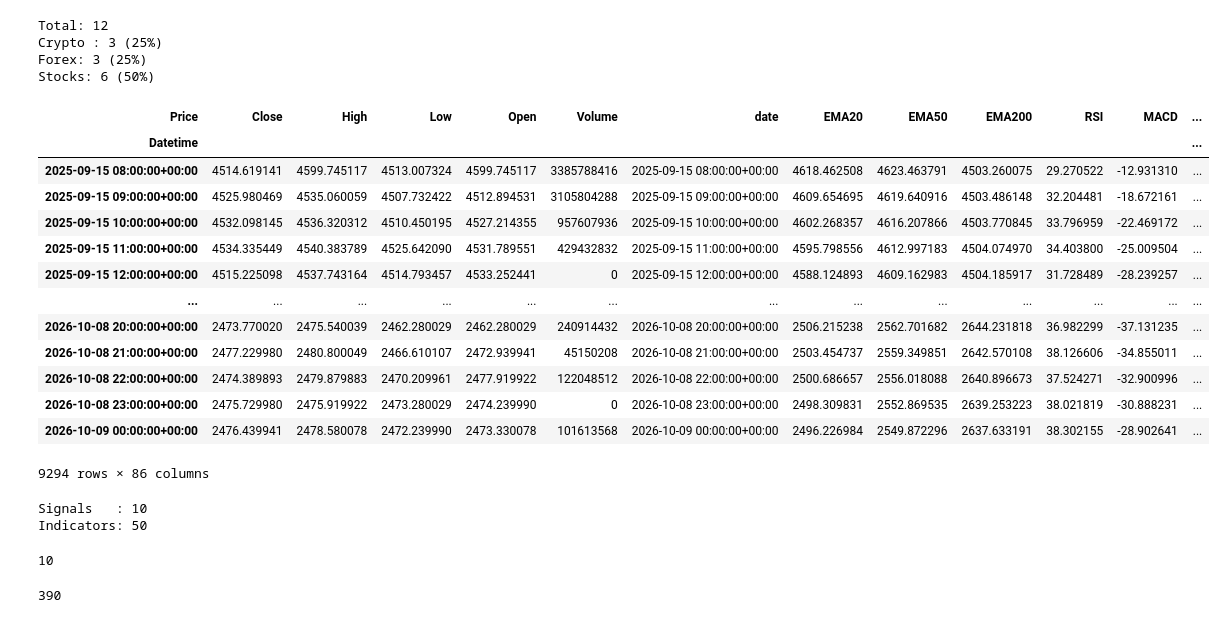
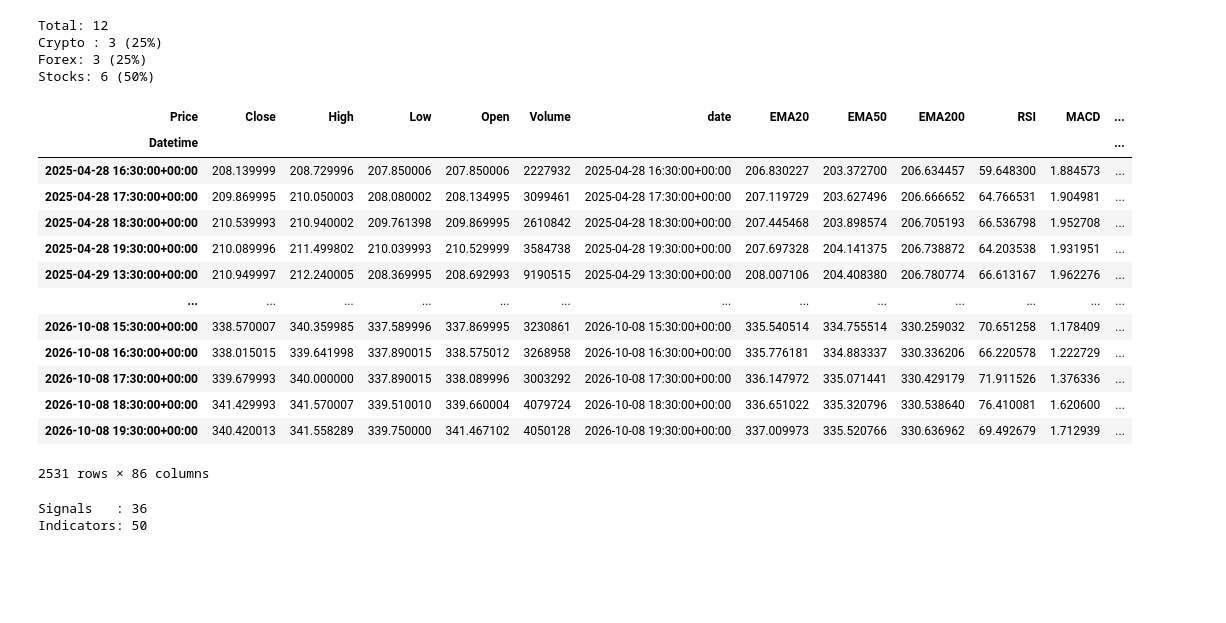
Before and after one commit to josebrx99/python, a Jupyter notebook: trading/engine/backtester.ipynb, the cells around one changed output. Saved outputs shown, nothing was run; the diff lists cells and outputs as text; code cells hidden in the pictures; blank space fills up the shorter version.

```diff
--- a/trading/engine/backtester.ipynb
+++ b/trading/engine/backtester.ipynb
@@ -40,24 +40,24 @@ Crypto : 3 (25%)
 Forex: 3 (25%)
 Stocks: 6 (50%)
 # %%
-symb = "ETH-USD"
+symb = "AAPL"
 df = load_symbol(symb, "1h", 400)
 df
 # %% [output]
 | Price | Close | High | Low | Open | Volume | date | EMA20 | EMA50 | EMA200 | RSI | MACD | ... |
 | Datetime |  |  |  |  |  |  |  |  |  |  |  | ... |
-| 2025-09-15 08:00:00+00:00 | 4514.619141 | 4599.745117 | 4513.007324 | 4599.745117 | 3385788416 | 2025-09-15 08:00:00+00:00 | 4618.462508 | 4623.463791 | 4503.260075 | 29.270522 | -12.931310 | ... |
-| 2025-09-15 09:00:00+00:00 | 4525.980469 | 4535.060059 | 4507.732422 | 4512.894531 | 3105804288 | 2025-09-15 09:00:00+00:00 | 4609.654695 | 4619.640916 | 4503.486148 | 32.204481 | -18.672161 | ... |
-| 2025-09-15 10:00:00+00:00 | 4532.098145 | 4536.320312 | 4510.450195 | 4527.214355 | 957607936 | 2025-09-15 10:00:00+00:00 | 4602.268357 | 4616.207866 | 4503.770845 | 33.796959 | -22.469172 | ... |
-| 2025-09-15 11:00:00+00:00 | 4534.335449 | 4540.383789 | 4525.642090 | 4531.789551 | 429432832 | 2025-09-15 11:00:00+00:00 | 4595.798556 | 4612.997183 | 4504.074970 | 34.403800 | -25.009504 | ... |
-| 2025-09-15 12:00:00+00:00 | 4515.225098 | 4537.743164 | 4514.793457 | 4533.252441 | 0 | 2025-09-15 12:00:00+00:00 | 4588.124893 | 4609.162983 | 4504.185917 | 31.728489 | -28.239257 | ... |
+| 2025-04-28 16:30:00+00:00 | 208.139999 | 208.729996 | 207.850006 | 207.850006 | 2227932 | 2025-04-28 16:30:00+00:00 | 206.830227 | 203.372700 | 206.634457 | 59.648300 | 1.884573 | ... |
+| 2025-04-28 17:30:00+00:00 | 209.869995 | 210.050003 | 208.080002 | 208.134995 | 3099461 | 2025-04-28 17:30:00+00:00 | 207.119729 | 203.627496 | 206.666652 | 64.766531 | 1.904981 | ... |
+| 2025-04-28 18:30:00+00:00 | 210.539993 | 210.940002 | 209.761398 | 209.869995 | 2610842 | 2025-04-28 18:30:00+00:00 | 207.445468 | 203.898574 | 206.705193 | 66.536798 | 1.952708 | ... |
+| 2025-04-28 19:30:00+00:00 | 210.089996 | 211.499802 | 210.039993 | 210.529999 | 3584738 | 2025-04-28 19:30:00+00:00 | 207.697328 | 204.141375 | 206.738872 | 64.203538 | 1.931951 | ... |
+| 2025-04-29 13:30:00+00:00 | 210.949997 | 212.240005 | 208.369995 | 208.692993 | 9190515 | 2025-04-29 13:30:00+00:00 | 208.007106 | 204.408380 | 206.780774 | 66.613167 | 1.962276 | ... |
 | ... | ... | ... | ... | ... | ... | ... | ... | ... | ... | ... | ... | ... |
-| 2026-10-08 20:00:00+00:00 | 2473.770020 | 2475.540039 | 2462.280029 | 2462.280029 | 240914432 | 2026-10-08 20:00:00+00:00 | 2506.215238 | 2562.701682 | 2644.231818 | 36.982299 | -37.131235 | ... |
-| 2026-10-08 21:00:00+00:00 | 2477.229980 | 2480.800049 | 2466.610107 | 2472.939941 | 45150208 | 2026-10-08 21:00:00+00:00 | 2503.454737 | 2559.349851 | 2642.570108 | 38.126606 | -34.855011 | ... |
-| 2026-10-08 22:00:00+00:00 | 2474.389893 | 2479.879883 | 2470.209961 | 2477.919922 | 122048512 | 2026-10-08 22:00:00+00:00 | 2500.686657 | 2556.018088 | 2640.896673 | 37.524271 | -32.900996 | ... |
-| 2026-10-08 23:00:00+00:00 | 2475.729980 | 2475.919922 | 2473.280029 | 2474.239990 | 0 | 2026-10-08 23:00:00+00:00 | 2498.309831 | 2552.869535 | 2639.253223 | 38.021819 | -30.888231 | ... |
-| 2026-10-09 00:00:00+00:00 | 2476.439941 | 2478.580078 | 2472.239990 | 2473.330078 | 101613568 | 2026-10-09 00:00:00+00:00 | 2496.226984 | 2549.872296 | 2637.633191 | 38.302155 | -28.902641 | ... |
+| 2026-10-08 15:30:00+00:00 | 338.570007 | 340.359985 | 337.589996 | 337.869995 | 3230861 | 2026-10-08 15:30:00+00:00 | 335.540514 | 334.755514 | 330.259032 | 70.651258 | 1.178409 | ... |
+| 2026-10-08 16:30:00+00:00 | 338.015015 | 339.641998 | 337.890015 | 338.575012 | 3268958 | 2026-10-08 16:30:00+00:00 | 335.776181 | 334.883337 | 330.336206 | 66.220578 | 1.222729 | ... |
+| 2026-10-08 17:30:00+00:00 | 339.679993 | 340.000000 | 337.890015 | 338.089996 | 3003292 | 2026-10-08 17:30:00+00:00 | 336.147972 | 335.071441 | 330.429179 | 71.911526 | 1.376336 | ... |
+| 2026-10-08 18:30:00+00:00 | 341.429993 | 341.570007 | 339.510010 | 339.660004 | 4079724 | 2026-10-08 18:30:00+00:00 | 336.651022 | 335.320796 | 330.538640 | 76.410081 | 1.620600 | ... |
+| 2026-10-08 19:30:00+00:00 | 340.420013 | 341.558289 | 339.750000 | 341.467102 | 4050128 | 2026-10-08 19:30:00+00:00 | 337.009973 | 335.520766 | 330.636962 | 69.492679 | 1.712939 | ... |
-9294 rows × 86 columns
+2531 rows × 86 columns
 # %%
 # cols_sign = [col for col in df.columns if col.startswith("sign_")]
 # cols_indic = [col for col in df.columns if not col.startswith("sign_")]
@@ -71,6 +71,14 @@ cols_sign = [
 'sign_rsi30', #'sign_rsi20', 'sign_rsi15', 'sign_pullb_ema', 'sign_rsi_div', 'sign_supo_resi', 'sign_sobreextema', 'sign_stochastic', 'sign_cmf', 'sign_elderray',
 # 'sign_willr', 'sign_donchian', 'sign_liquidsweep', 'sign_macd_div1', 'sign_macd_div3', 'sign_macd_div5', 'sign_random3'
 ]
+
+cols_sign = [
+'sign_random', 'sign_random2', 'sign_macd_rsi_robust', 'sign_macd_rsi_simple', 'sign_macd_rsi_simple_break', 'sign_macd_rsi_simple_bb_pos', 'sign_macd_rsi_bb', 'sign_macd_rsi_bb_ema',
+'sign_adx_crec', 'sign_adx_crec_rsi', 'sign_adx_rsi', 'sign_adx_rsi_robust', 'sign_adx_rsi_xtrem', 'sign_vpvma', 'sign_sinergia', 'sign_rsi_bb_rever', 'sign_ma_macd', 'str_squ_kel_bb',
+'sign_gold', 'sign_rsi30', 'sign_rsi20', 'sign_rsi15', 'sign_pullb_ema', 'sign_rsi_div', 'sign_supo_resi', 'sign_sobreextema', 'sign_stochastic', 'sign_cmf', 'sign_elderray',
+'sign_willr', 'sign_donchian', 'sign_liquidsweep', 'sign_macd_div1', 'sign_macd_div3', 'sign_macd_div5', 'sign_random3'
+]
+
 cols_indic = [
 'Close', 'High', 'Low', 'Open', 'Volume', 'date', 'EMA20', 'EMA50', 'EMA200', 'RSI', 'MACD', 'MACD_signal', 'MACD_hist', 'BB_upper', 'BB_mid', 'BB_lower', 'BB_position',
 'STOCH_K', 'STOCH_D', 'ATR', 'OBV', 'OBV_EMA', 'ADX', 'ADX+DI', 'ADX-DI', 'prev26', 'prev52', 'VPVMA', 'VPVMAS', 'VWAP', 'spread', 'vol_ma', 'volume_ma', 'volume_increasing',
@@ -84,40 +92,7 @@ order = sorted(cols_sign)
 print("Signals   :", len(cols_sign))
 print("Indicators:", len(cols_indic))
 # %% [output]
-Signals   : 10
+Signals   : 36
 Indicators: 50
 # %%
 resume, trades, equity = engine(df, "sign_macd_div1", symb)
-# %%
-def symbol_performance(df, signal, symb):
-    resume, trades, equity = engine(df, signal, symb)
-    resume["signal"] = signal
-    resume["symbol"] = symb
-    trades["signal"] = signal
-    trades["symbol"] = symb
-    equity["signal"] = signal
-    equity["symbol"] = symb
-
-    return resume, trades, equity
-
-results = Parallel(n_jobs=-1, backend="threading")(delayed(symbol_performance)(df, signal, symb) for signal in cols_sign)
-
-resume =  []
-trades = []
-equity = []
-
-for _ax1, _ax2, _ax3 in results:
-    resume.append(_ax1)
-    trades.append(_ax2)
-    equity.append(_ax3)
-
-resume = pd.concat(resume).sort_values("capital_final", ascending = False)
-print(len(resume))
-# %% [output]
-10
-# %%
-tmp = list(set(df["date"].astype(str).str[:10].tolist()))
-total = len(tmp)
-total
-# %% [output]
-390
```
Also changed, not shown: parts of 12 cells of this notebook, 25 other files.
